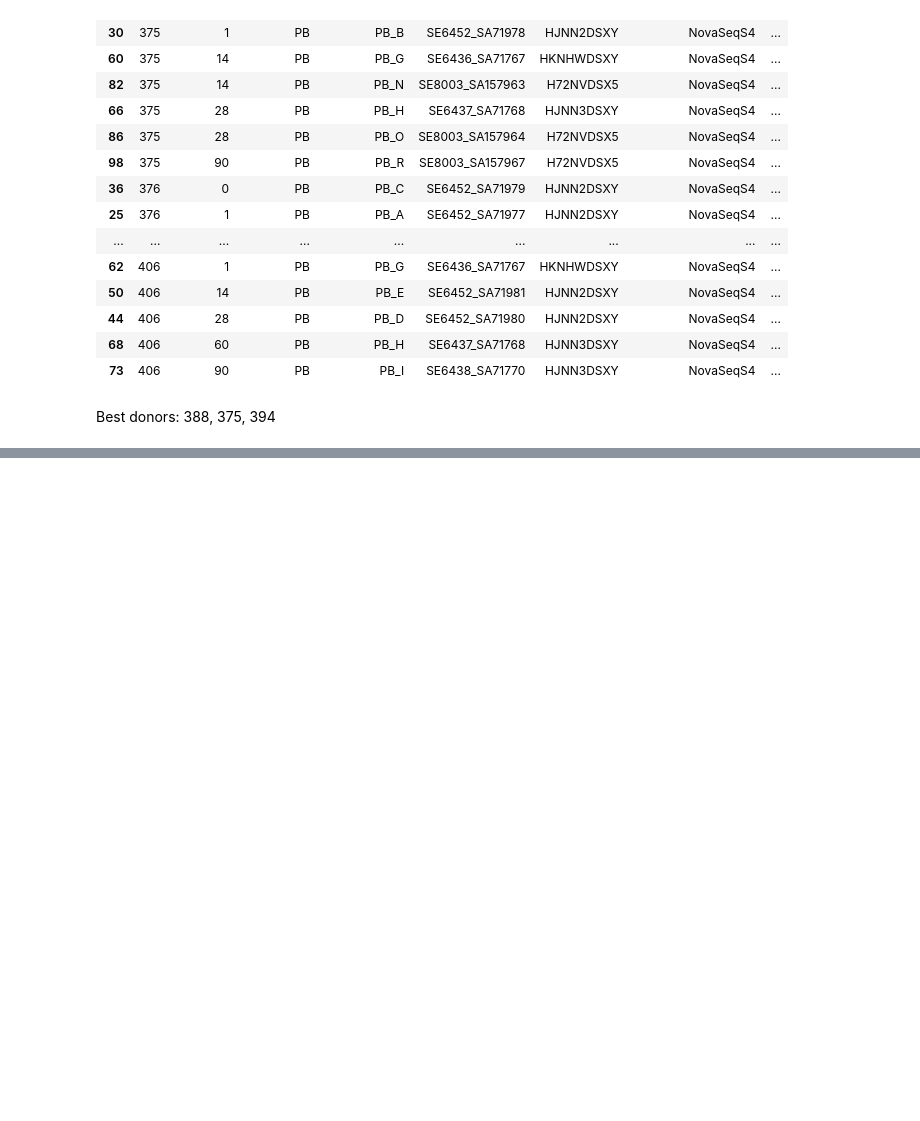
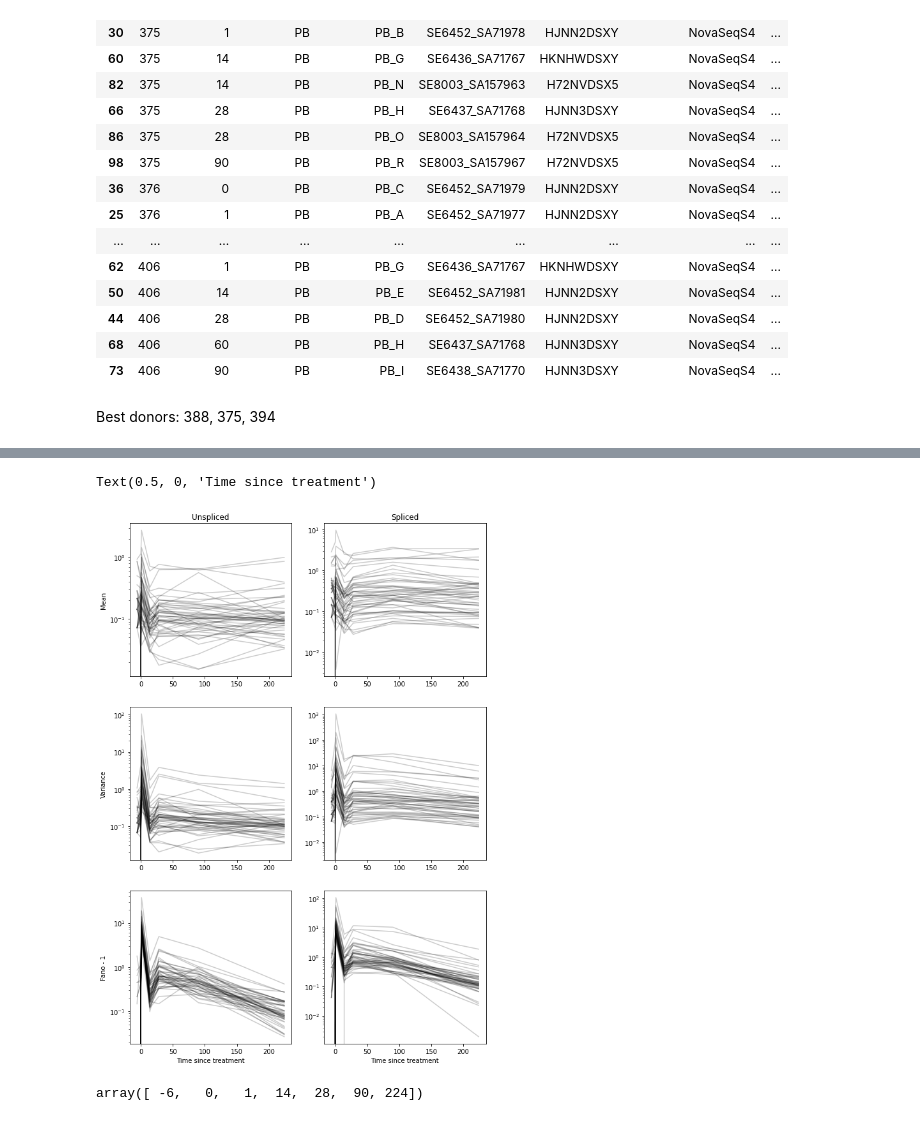
Before and after one commit to gennadygorin/coh_cme, a Jupyter notebook: gg230109_preprocess.ipynb, the cells around one changed output, grey strips where cells are left out. Cells and saved outputs as stored; diff of their text form; code cells hidden in the pictures; blank space fills up the shorter version.

```diff
--- a/gg230109_preprocess.ipynb
+++ b/gg230109_preprocess.ipynb
@@ -105,0 +272,26 @@ FileNotFoundError: [Errno 2] No such file or directory: '/home/ggorin/count_data
+# %%
+fig1,ax1 = plt.subplots(3,2,figsize=(10,15))
+for i in range(2):
+    ax1[0,i].plot(dataset_t,means[:,i,:50],color='k',alpha=0.2)
+    ax1[0,i].set_yscale('log')
+for i in range(2):
+    ax1[1,i].plot(dataset_t,var[:,i,:50],color='k',alpha=0.2)
+    ax1[1,i].set_yscale('log')
+for i in range(2):
+    ax1[2,i].plot(dataset_t,fanom1[:,i,:50],color='k',alpha=0.2)
+    ax1[2,i].set_yscale('log')
+
+ax1[0,0].set_title('Unspliced')
+ax1[0,1].set_title('Spliced')
+ax1[0,0].set_ylabel('Mean')
+ax1[1,0].set_ylabel('Variance')
+ax1[2,0].set_ylabel('Fano - 1')
+ax1[2,0].set_xlabel('Time since treatment')
+ax1[2,1].set_xlabel('Time since treatment')
+# %% [output]
+Text(0.5, 0, 'Time since treatment')
+[figure, added]
+# %%
+dataset_t
+# %% [output]
+array([ -6,   0,   1,  14,  28,  90, 224])
```
Also changed, not shown: parts of 55 cells of this notebook.
